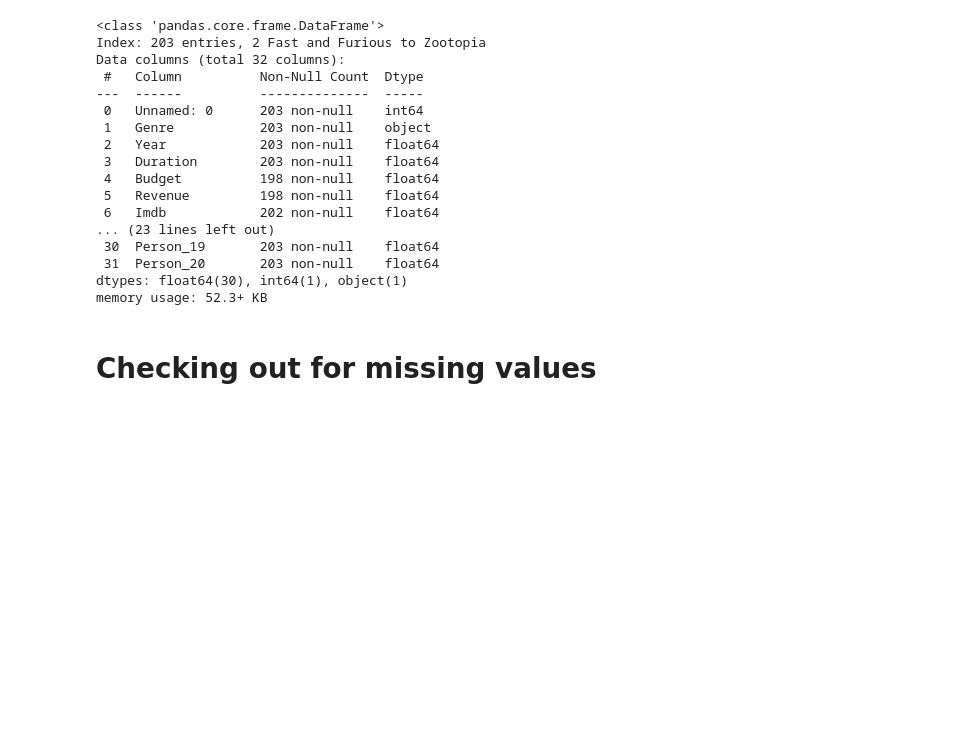
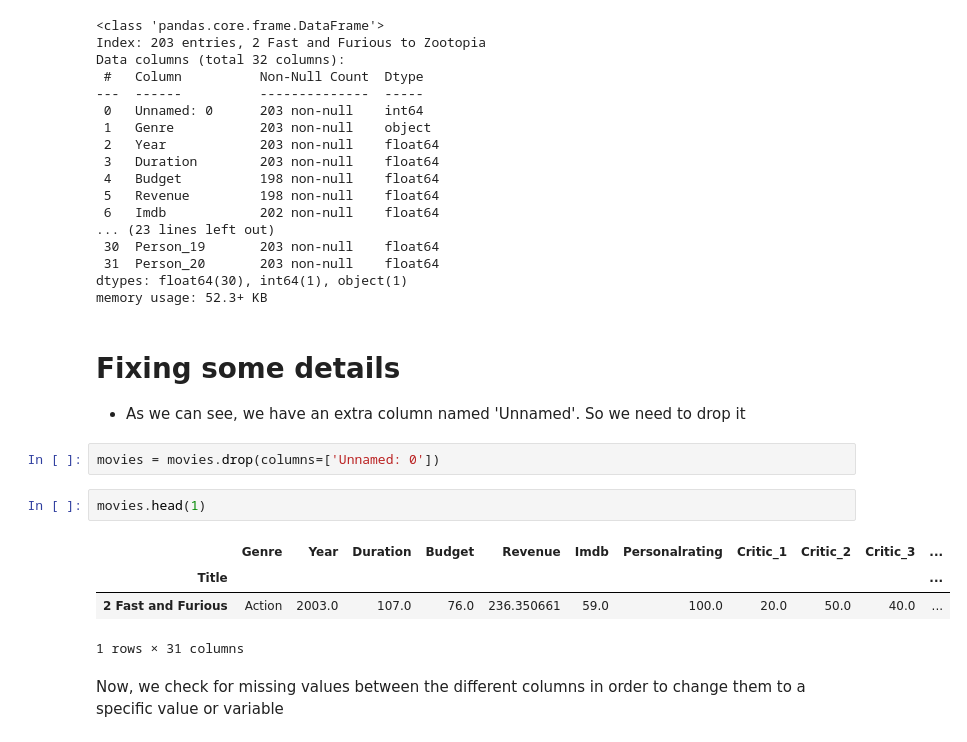
Before and after one commit to Alaninja1209/Did-you-like-the-movie-, a Jupyter notebook: Movie_Dataset_ExploratoryAnalysis.ipynb, the cells around one changed output. Drawn from its saved outputs; the diff is of its cells as text; blank space fills up the shorter version.

```diff
--- a/Movie_Dataset_ExploratoryAnalysis.ipynb
+++ b/Movie_Dataset_ExploratoryAnalysis.ipynb
@@ -57,8 +57,21 @@ Data columns (total 32 columns):
  31  Person_20       203 non-null    float64
 dtypes: float64(30), int64(1), object(1)
 memory usage: 52.3+ KB
-# %% [markdown]
-# Checking out for missing values
+# %% [markdown]
+# Fixing some details
+
+- As we can see, we have an extra column named 'Unnamed'. So we need to drop it
+# %%
+movies = movies.drop(columns=['Unnamed: 0'])
+# %%
+movies.head(1)
+# %% [output]
+|  | Genre | Year | Duration | Budget | Revenue | Imdb | Personalrating | Critic_1 | Critic_2 | Critic_3 | ... |
+| Title |  |  |  |  |  |  |  |  |  |  | ... |
+| 2 Fast and Furious | Action | 2003.0 | 107.0 | 76.0 | 236.350661 | 59.0 | 100.0 | 20.0 | 50.0 | 40.0 | ... |
+1 rows × 31 columns
+# %% [markdown]
+Now, we check for missing values between the different columns in order to change them to a specific value or variable
 # %%
 movies.isnull().sum()
 # %% [output]
```
Also changed, not shown: parts of 7 cells of this notebook, 2 other files.
